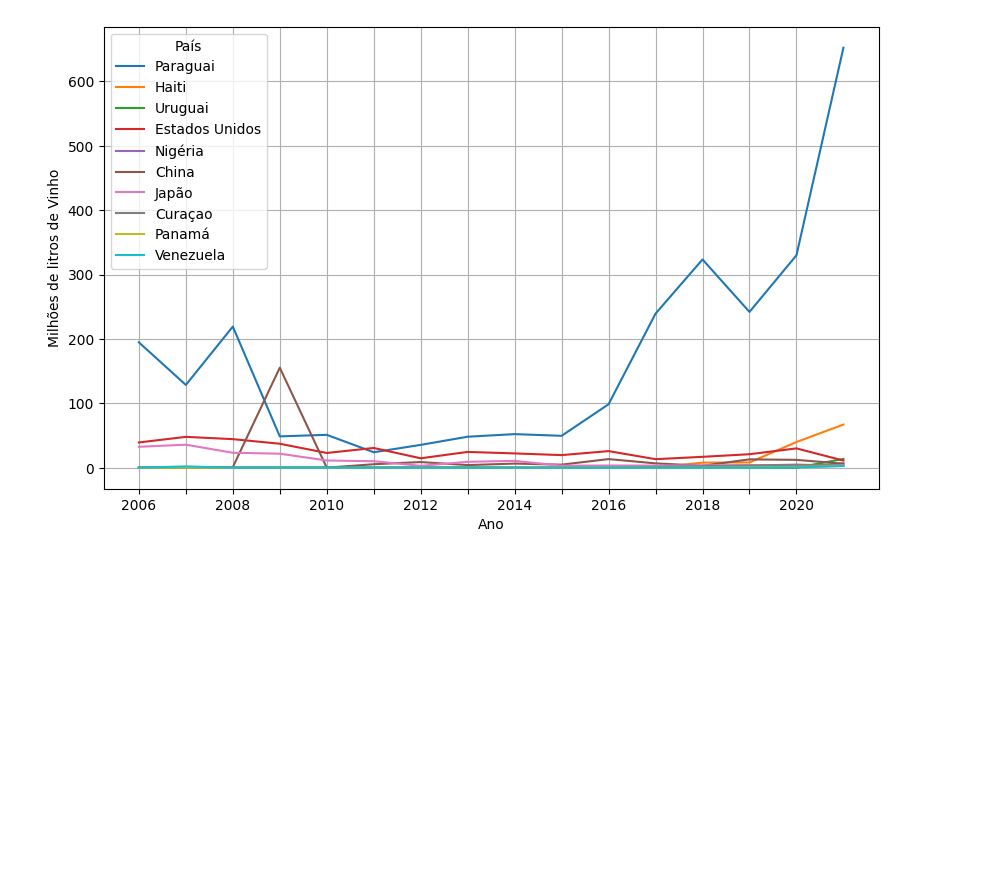
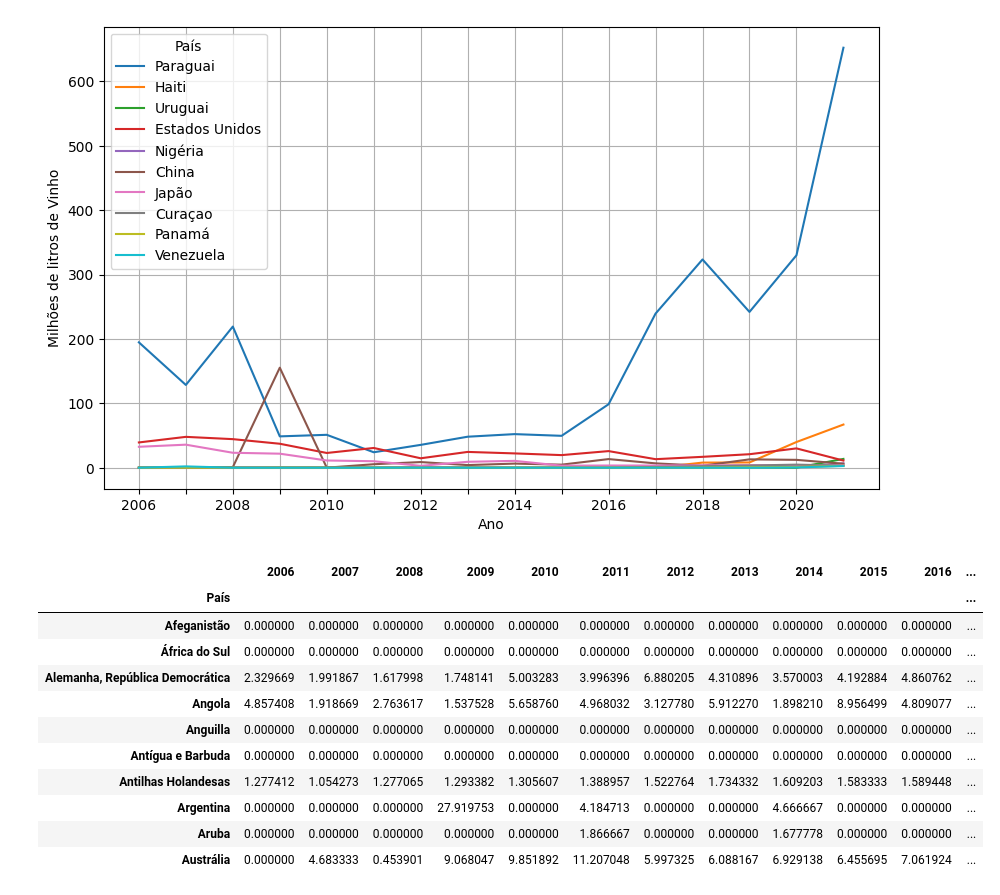
Before and after one commit to jvieirax/producao_vinho, a Jupyter notebook: Produção_de__Vinhos.ipynb, the cells around one changed output. Drawn from its saved outputs; the diff is of its cells as text; code cells hidden in the pictures; blank space fills up the shorter version.

```diff
--- a/Produção_de__Vinhos.ipynb
+++ b/Produção_de__Vinhos.ipynb
@@ -323,3 +323,18 @@ def plota_div(dados, figsize=(10,6)): # uma função em python
   axis.set_xlabel("Ano")
   plt.grid()
   axis.set_xticks(range(15))
+# %%
+df_usd_div_kg.head()
+# %% [output]
+|  | 2006 | 2007 | 2008 | 2009 | 2010 | 2011 | 2012 | 2013 | 2014 | 2015 | 2016 | ... |
+| País |  |  |  |  |  |  |  |  |  |  |  | ... |
+| Afeganistão | 0.000000 | 0.000000 | 0.000000 | 0.000000 | 0.000000 | 0.000000 | 0.000000 | 0.000000 | 0.000000 | 0.000000 | 0.000000 | ... |
+| África do Sul | 0.000000 | 0.000000 | 0.000000 | 0.000000 | 0.000000 | 0.000000 | 0.000000 | 0.000000 | 0.000000 | 0.000000 | 0.000000 | ... |
+| Alemanha, República Democrática | 2.329669 | 1.991867 | 1.617998 | 1.748141 | 5.003283 | 3.996396 | 6.880205 | 4.310896 | 3.570003 | 4.192884 | 4.860762 | ... |
+| Angola | 4.857408 | 1.918669 | 2.763617 | 1.537528 | 5.658760 | 4.968032 | 3.127780 | 5.912270 | 1.898210 | 8.956499 | 4.809077 | ... |
+| Anguilla | 0.000000 | 0.000000 | 0.000000 | 0.000000 | 0.000000 | 0.000000 | 0.000000 | 0.000000 | 0.000000 | 0.000000 | 0.000000 | ... |
+| Antígua e Barbuda | 0.000000 | 0.000000 | 0.000000 | 0.000000 | 0.000000 | 0.000000 | 0.000000 | 0.000000 | 0.000000 | 0.000000 | 0.000000 | ... |
+| Antilhas Holandesas | 1.277412 | 1.054273 | 1.277065 | 1.293382 | 1.305607 | 1.388957 | 1.522764 | 1.734332 | 1.609203 | 1.583333 | 1.589448 | ... |
+| Argentina | 0.000000 | 0.000000 | 0.000000 | 27.919753 | 0.000000 | 4.184713 | 0.000000 | 0.000000 | 4.666667 | 0.000000 | 0.000000 | ... |
+| Aruba | 0.000000 | 0.000000 | 0.000000 | 0.000000 | 0.000000 | 1.866667 | 0.000000 | 0.000000 | 1.677778 | 0.000000 | 0.000000 | ... |
+| Austrália | 0.000000 | 4.683333 | 0.453901 | 9.068047 | 9.851892 | 11.207048 | 5.997325 | 6.088167 | 6.929138 | 6.455695 | 7.061924 | ... |
```
Also changed, not shown: parts of 3 cells of this notebook.
